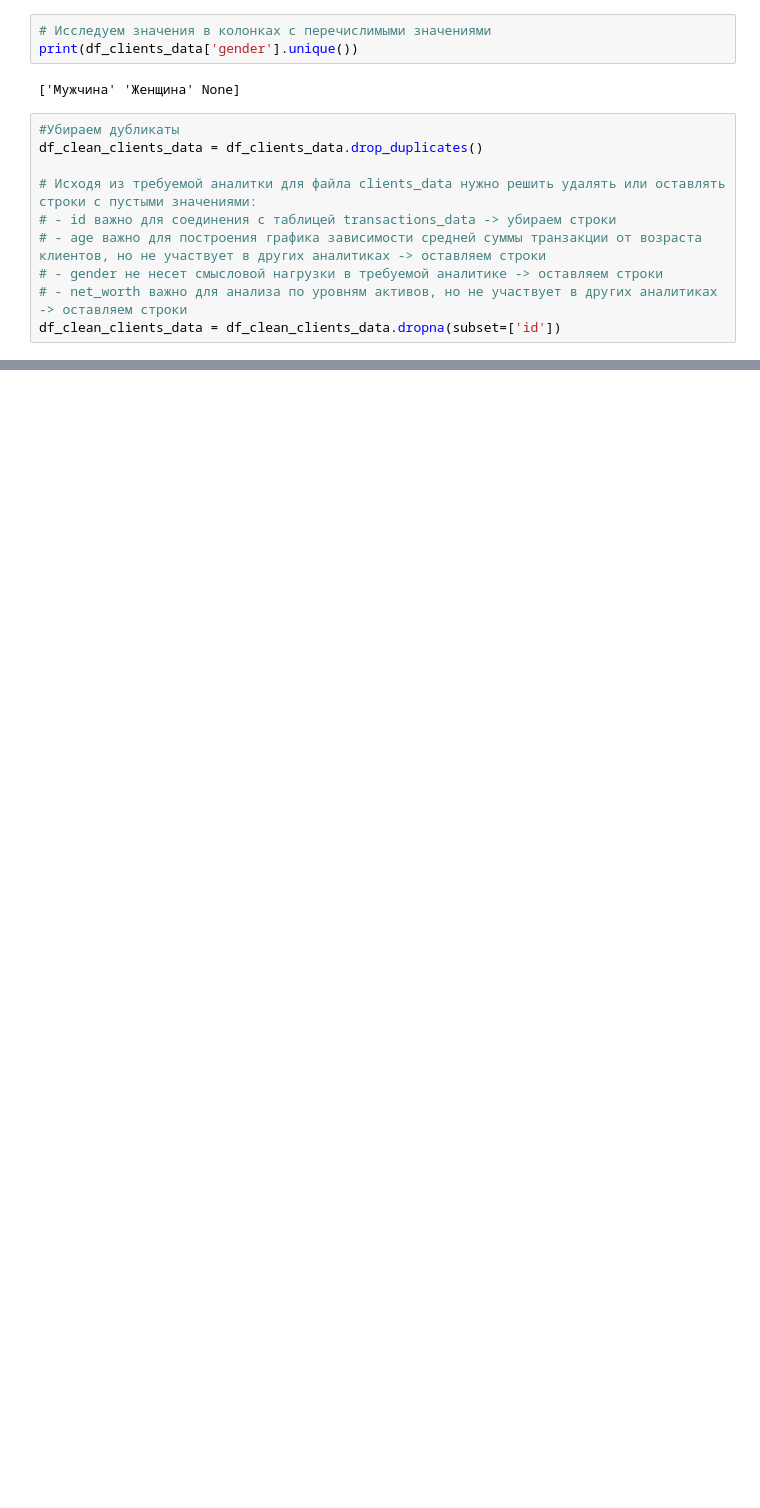
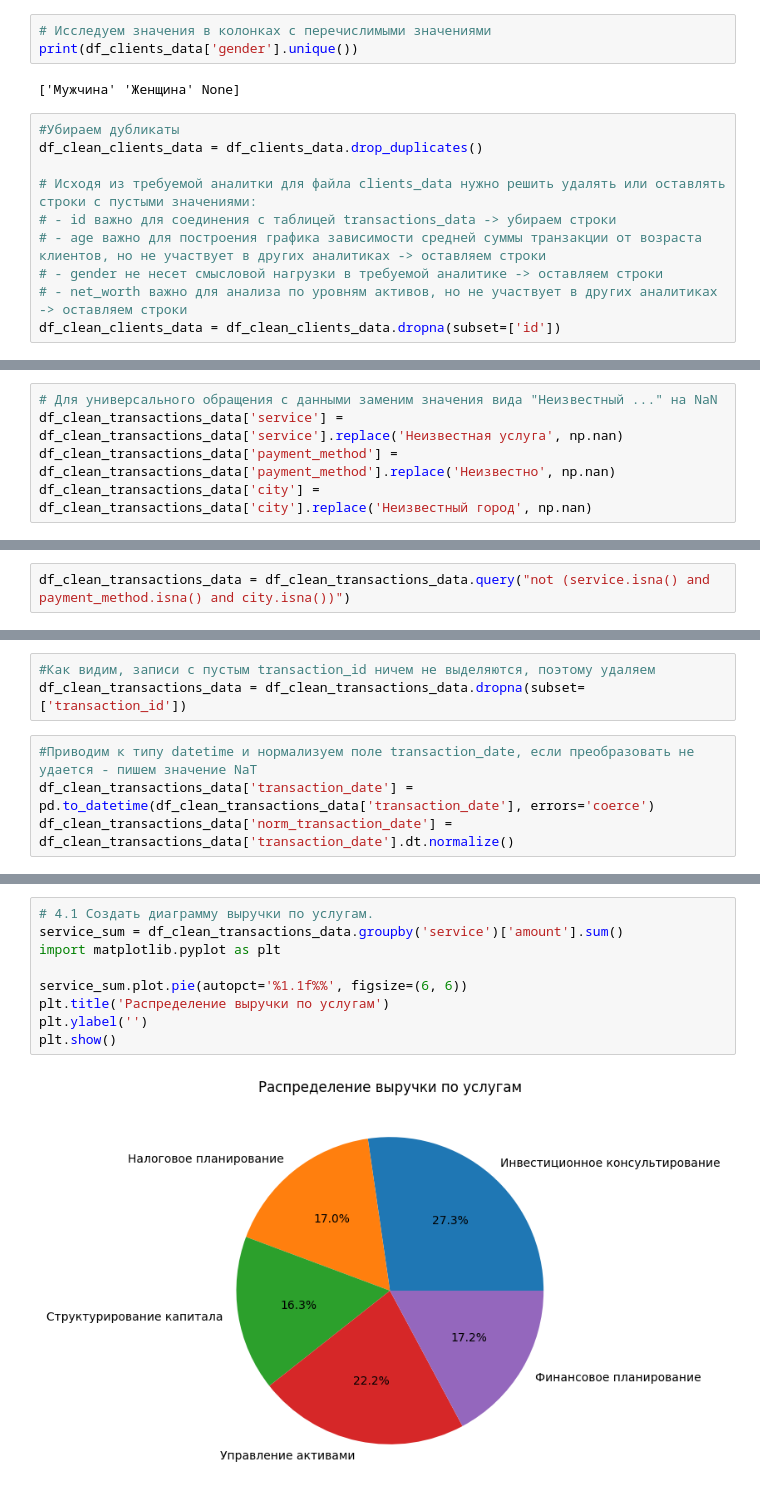
Before and after one commit to kostya63/aton, a Jupyter notebook: aton_test.ipynb, the cells around one changed output, grey strips where cells are left out. Saved outputs shown, nothing was run; the diff lists cells and outputs as text; blank space fills up the shorter version.

```diff
--- a/aton_test.ipynb
+++ b/aton_test.ipynb
@@ -59,0 +84,5 @@ print(df_transactions_data['payment_method'].unique())
+# %%
+# Для универсального обращения с данными заменим значения вида "Неизвестный ..." на NaN
+df_clean_transactions_data['service'] = df_clean_transactions_data['service'].replace('Неизвестная услуга', np.nan)
+df_clean_transactions_data['payment_method'] = df_clean_transactions_data['payment_method'].replace('Неизвестно', np.nan)
+df_clean_transactions_data['city'] = df_clean_transactions_data['city'].replace('Неизвестный город', np.nan)
@@ -59,0 +92,2 @@ print(df_transactions_data['payment_method'].unique())
+# %%
+df_clean_transactions_data = df_clean_transactions_data.query("not (service.isna() and payment_method.isna() and city.isna())")
@@ -59,0 +132,7 @@ print(df_transactions_data['payment_method'].unique())
+# %%
+#Как видим, записи с пустым transaction_id ничем не выделяются, поэтому удаляем
+df_clean_transactions_data = df_clean_transactions_data.dropna(subset=['transaction_id'])
+# %%
+#Приводим к типу datetime и нормализуем поле transaction_date, если преобразовать не удается - пишем значение NaT
+df_clean_transactions_data['transaction_date'] = pd.to_datetime(df_clean_transactions_data['transaction_date'], errors='coerce')
+df_clean_transactions_data['norm_transaction_date'] = df_clean_transactions_data['transaction_date'].dt.normalize()
@@ -59,0 +273,11 @@ print(df_transactions_data['payment_method'].unique())
+# %%
+# 4.1 Создать диаграмму выручки по услугам.
+service_sum = df_clean_transactions_data.groupby('service')['amount'].sum()
+import matplotlib.pyplot as plt
+
+service_sum.plot.pie(autopct='%1.1f%%', figsize=(6, 6))
+plt.title('Распределение выручки по услугам')
+plt.ylabel('')
+plt.show()
+# %% [output]
+[figure, added]
```
Also changed, not shown: parts of 17 cells of this notebook.
